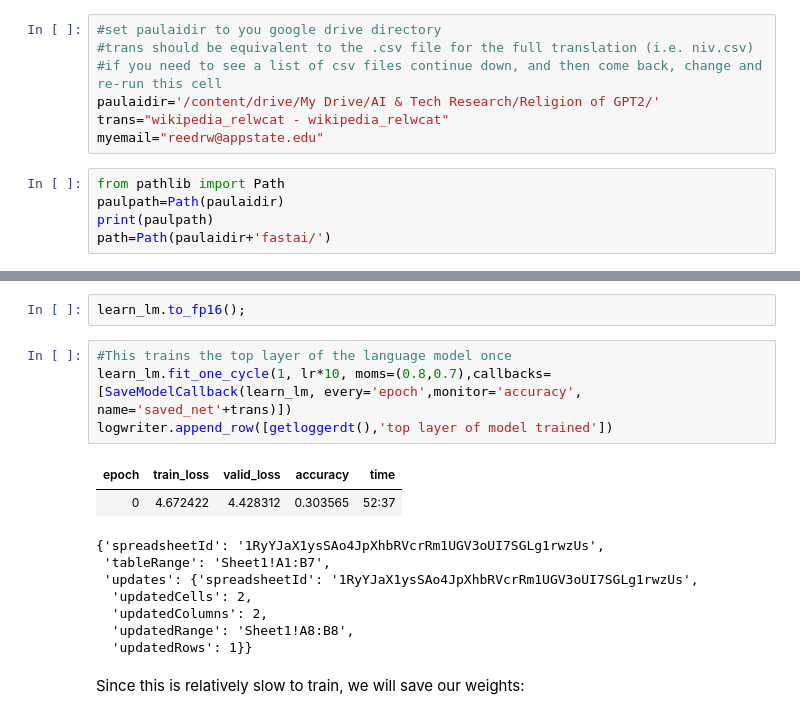
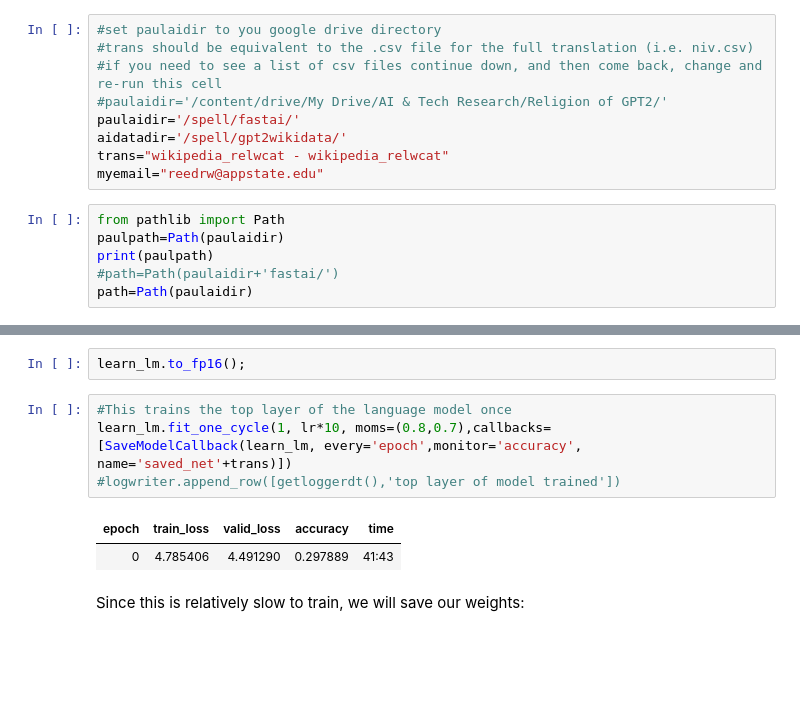
Before and after one commit to randywreed/gpt2_lda, a Jupyter notebook: Classify_gpt2_as_religion.ipynb, the cells around one changed output, grey strips where cells are left out. Cells and saved outputs as stored; diff of their text form; blank space fills up the shorter version.

```diff
--- a/Classify_gpt2_as_religion.ipynb
+++ b/Classify_gpt2_as_religion.ipynb
@@ -33,12 +55,15 @@ gc = gspread.authorize(GoogleCredentials.get_application_default())
 #set paulaidir to you google drive directory
 #trans should be equivalent to the .csv file for the full translation (i.e. niv.csv)
 #if you need to see a list of csv files continue down, and then come back, change and re-run this cell
-paulaidir='/content/drive/My Drive/AI & Tech Research/Religion of GPT2/'
+#paulaidir='/content/drive/My Drive/AI & Tech Research/Religion of GPT2/'
+paulaidir='/spell/fastai/'
+aidatadir='/spell/gpt2wikidata/'
 trans="wikipedia_relwcat - wikipedia_relwcat"
 myemail="reedrw@appstate.edu"
 # %%
 from pathlib import Path
 paulpath=Path(paulaidir)
 print(paulpath)
-path=Path(paulaidir+'fastai/')
+#path=Path(paulaidir+'fastai/')
+path=Path(paulaidir)
 # %% [output]
@@ -544,17 +472,10 @@ learn_lm.to_fp16();
 # %%
 #This trains the top layer of the language model once
 learn_lm.fit_one_cycle(1, lr*10, moms=(0.8,0.7),callbacks=[SaveModelCallback(learn_lm, every='epoch',monitor='accuracy', name='saved_net'+trans)])
-logwriter.append_row([getloggerdt(),'top layer of model trained'])
+#logwriter.append_row([getloggerdt(),'top layer of model trained'])
 # %% [output]
 | epoch | train_loss | valid_loss | accuracy | time |
-| 0 | 4.672422 | 4.428312 | 0.303565 | 52:37 |
+| 0 | 4.785406 | 4.491290 | 0.297889 | 41:43 |
-{'spreadsheetId': '1RyYJaX1ysSAo4JpXhbRVcrRm1UGV3oUI7SGLg1rwzUs',
- 'tableRange': 'Sheet1!A1:B7',
- 'updates': {'spreadsheetId': '1RyYJaX1ysSAo4JpXhbRVcrRm1UGV3oUI7SGLg1rwzUs',
-  'updatedCells': 2,
-  'updatedColumns': 2,
-  'updatedRange': 'Sheet1!A8:B8',
-  'updatedRows': 1}}
 # %% [markdown]
 Since this is relatively slow to train, we will save our weights:
 # %%
```
Also changed, not shown: parts of 70 cells of this notebook.
